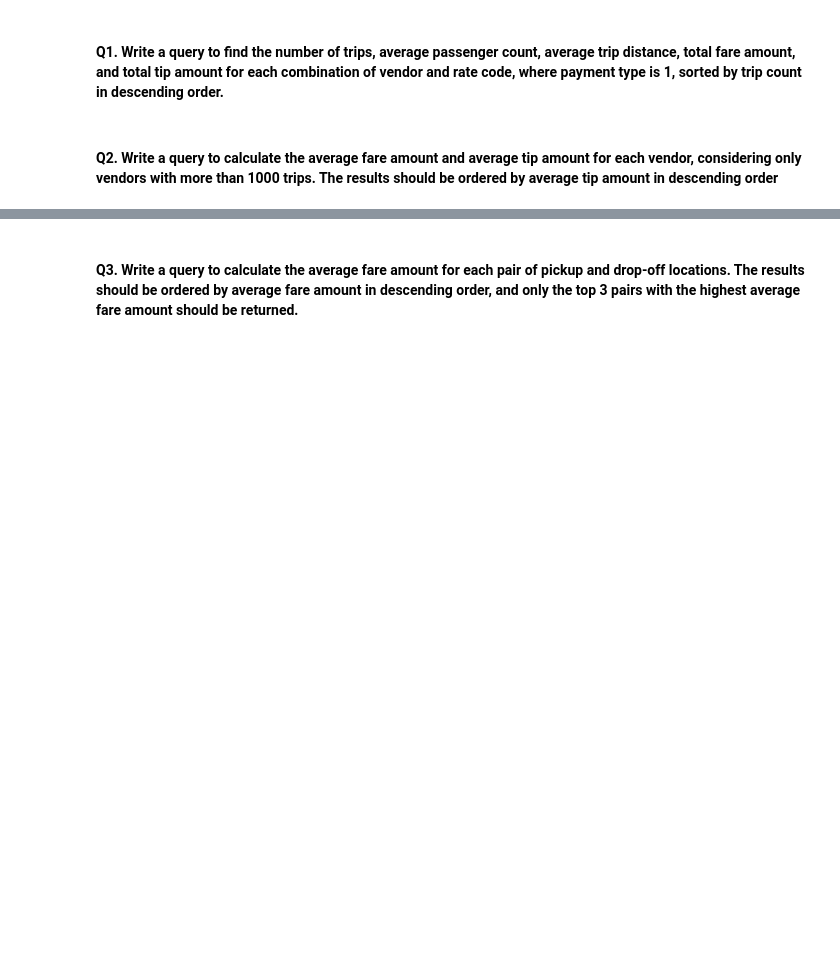
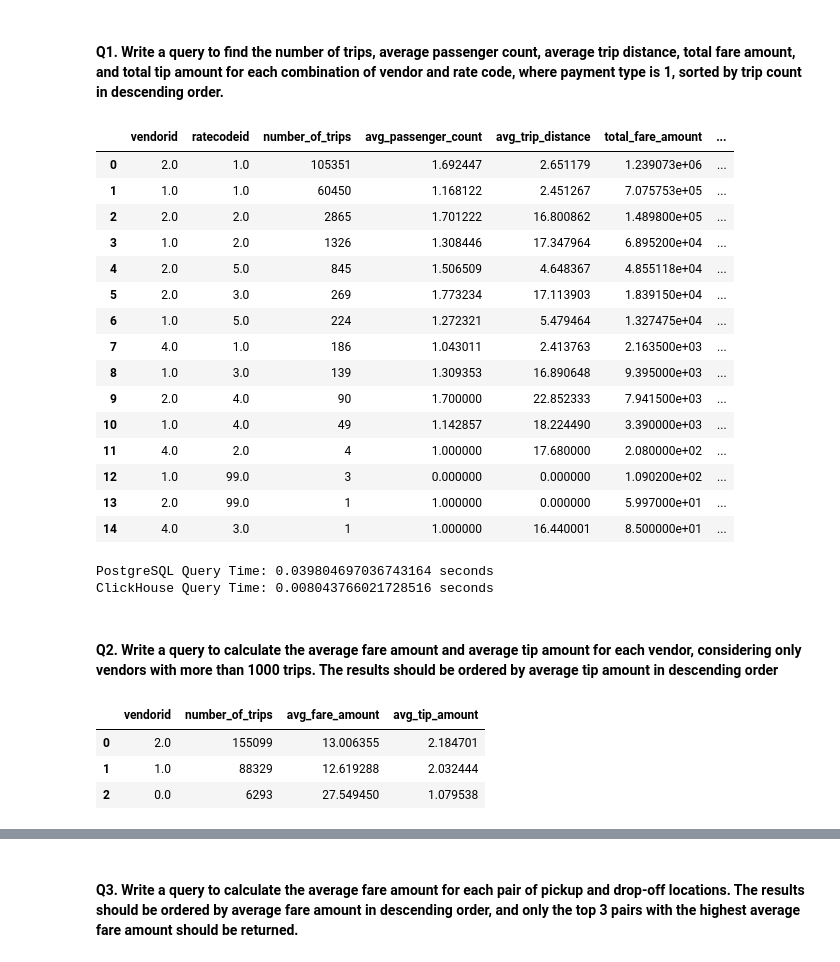
Before and after one commit to ibrahimergin/CS6964_Lab_4, a Jupyter notebook: Lab4_ColumnStores/jupyter/lab4_columnStore_questions.ipynb, the cells around one changed output, grey strips where cells are left out. Saved outputs shown, nothing was run; the diff lists cells and outputs as text; code cells hidden in the pictures; blank space fills up the shorter version.

```diff
--- a/Lab4_ColumnStores/jupyter/lab4_columnStore_questions.ipynb
+++ b/Lab4_ColumnStores/jupyter/lab4_columnStore_questions.ipynb
@@ -236,22 +298,78 @@ compare_query_runtime(query)
 # %%
 # Example usage (assuming postgres_session and clickhouse_session are already set up)
 # TODO: YOUR CODE STARTS HERE
-
+query = '''
+SELECT
+    vendorid,
+    ratecodeid,
+    COUNT(*) AS number_of_trips,
+    AVG(passenger_count) AS avg_passenger_count,
+    AVG(trip_distance) AS avg_trip_distance,
+    SUM(fare_amount) AS total_fare_amount,
+    SUM(tip_amount) AS total_tip_amount
+FROM
+    trips_taxi
+WHERE
+    payment_type = 1
+GROUP BY
+    vendorid, ratecodeid
+ORDER BY
+    number_of_trips DESC;
+'''
 # TODO: YOUR CODE ENDS HERE
 
 q1 = run_query(query)
 
 q1
+# %% [output]
+|  | vendorid | ratecodeid | number_of_trips | avg_passenger_count | avg_trip_distance | total_fare_amount | ... |
+| 0 | 2.0 | 1.0 | 105351 | 1.692447 | 2.651179 | 1.239073e+06 | ... |
+| 1 | 1.0 | 1.0 | 60450 | 1.168122 | 2.451267 | 7.075753e+05 | ... |
+| 2 | 2.0 | 2.0 | 2865 | 1.701222 | 16.800862 | 1.489800e+05 | ... |
+| 3 | 1.0 | 2.0 | 1326 | 1.308446 | 17.347964 | 6.895200e+04 | ... |
+| 4 | 2.0 | 5.0 | 845 | 1.506509 | 4.648367 | 4.855118e+04 | ... |
+| 5 | 2.0 | 3.0 | 269 | 1.773234 | 17.113903 | 1.839150e+04 | ... |
+| 6 | 1.0 | 5.0 | 224 | 1.272321 | 5.479464 | 1.327475e+04 | ... |
+| 7 | 4.0 | 1.0 | 186 | 1.043011 | 2.413763 | 2.163500e+03 | ... |
+| 8 | 1.0 | 3.0 | 139 | 1.309353 | 16.890648 | 9.395000e+03 | ... |
+| 9 | 2.0 | 4.0 | 90 | 1.700000 | 22.852333 | 7.941500e+03 | ... |
+| 10 | 1.0 | 4.0 | 49 | 1.142857 | 18.224490 | 3.390000e+03 | ... |
+| 11 | 4.0 | 2.0 | 4 | 1.000000 | 17.680000 | 2.080000e+02 | ... |
+| 12 | 1.0 | 99.0 | 3 | 0.000000 | 0.000000 | 1.090200e+02 | ... |
+| 13 | 2.0 | 99.0 | 1 | 1.000000 | 0.000000 | 5.997000e+01 | ... |
+| 14 | 4.0 | 3.0 | 1 | 1.000000 | 16.440001 | 8.500000e+01 | ... |
 # %%
 compare_query_runtime(query)
+# %% [output]
+PostgreSQL Query Time: 0.039804697036743164 seconds
+ClickHouse Query Time: 0.008043766021728516 seconds
 # %% [markdown]
 #### Q2. Write a query to calculate the average fare amount and average tip amount for each vendor, considering only vendors with more than 1000 trips. The results should be ordered by average tip amount in descending order
 # %%
 # TODO: YOUR CODE STARTS HERE
-
+query = '''
+SELECT
+    vendorid,
+    COUNT(*) AS number_of_trips,
+    AVG(fare_amount) AS avg_fare_amount,
+    AVG(tip_amount) AS avg_tip_amount
+FROM
+    trips_taxi
+GROUP BY
+    vendorid
+HAVING
+    COUNT(*) > 1000
+ORDER BY
+    avg_tip_amount DESC;
+'''
 # TODO: YOUR CODE ENDS HERE
 q2 = run_query(query)
 
 q2
+# %% [output]
+|  | vendorid | number_of_trips | avg_fare_amount | avg_tip_amount |
+| 0 | 2.0 | 155099 | 13.006355 | 2.184701 |
+| 1 | 1.0 | 88329 | 12.619288 | 2.032444 |
+| 2 | 0.0 | 6293 | 27.549450 | 1.079538 |
 # %%
 compare_query_runtime(query)
```
Also changed, not shown: parts of 21 cells of this notebook, 2 other files.
